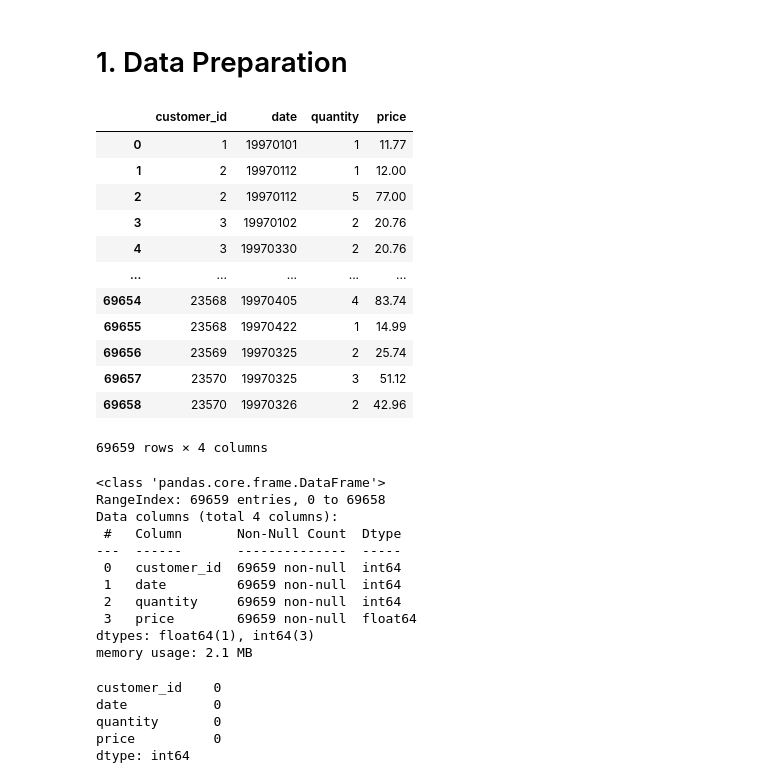
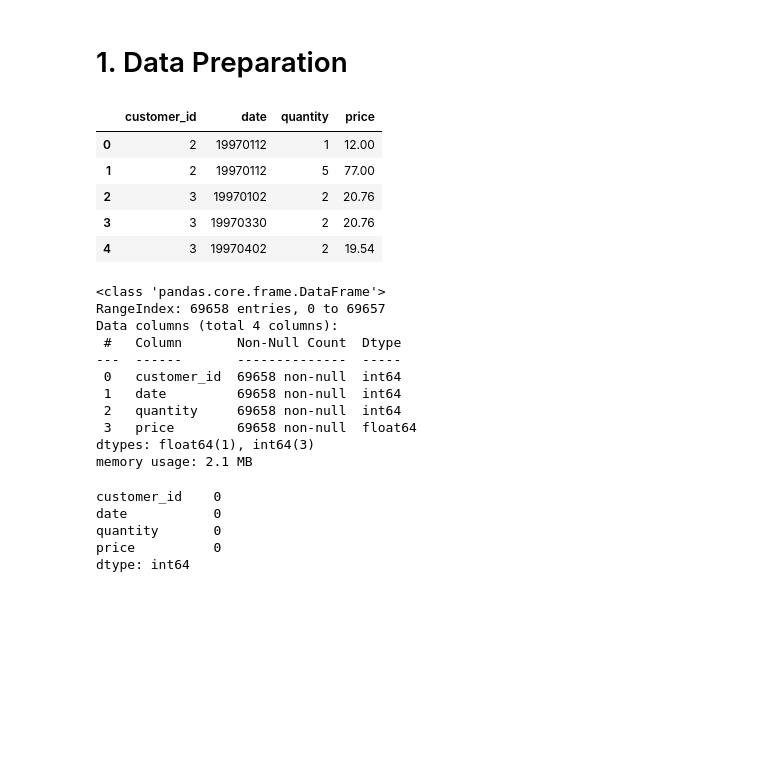
Before and after one commit to Sai-Lalith-Sistla/Advanced-RFM, a Jupyter notebook: Customer Lifetime Value & RFM Analysis using Machine Learning.ipynb, the cells around one changed output. Cells and saved outputs as stored; diff of their text form; code cells hidden in the pictures; blank space fills up the shorter version.

```diff
--- a/Customer Lifetime Value & RFM Analysis using Machine Learning.ipynb
+++ b/Customer Lifetime Value & RFM Analysis using Machine Learning.ipynb
@@ -22,34 +24,28 @@ from sklearn.model_selection import GridSearchCV
 # %% [markdown]
 # 1. Data Preparation
 # %%
-raw_data = pd.read_csv('datasets/CDNOW_master.txt',sep='\s+',names=['customer_id','date','quantity','price'])
-raw_data
+raw_data = pd.read_csv('datasets/CDNOW_master.txt',sep='\s+')
+raw_data.columns = ['customer_id','date','quantity','price']
+raw_data.head()
 # %% [output]
 |  | customer_id | date | quantity | price |
-| 0 | 1 | 19970101 | 1 | 11.77 |
-| 1 | 2 | 19970112 | 1 | 12.00 |
-| 2 | 2 | 19970112 | 5 | 77.00 |
-| 3 | 3 | 19970102 | 2 | 20.76 |
-| 4 | 3 | 19970330 | 2 | 20.76 |
-| ... | ... | ... | ... | ... |
-| 69654 | 23568 | 19970405 | 4 | 83.74 |
-| 69655 | 23568 | 19970422 | 1 | 14.99 |
-| 69656 | 23569 | 19970325 | 2 | 25.74 |
-| 69657 | 23570 | 19970325 | 3 | 51.12 |
-| 69658 | 23570 | 19970326 | 2 | 42.96 |
+| 0 | 2 | 19970112 | 1 | 12.00 |
+| 1 | 2 | 19970112 | 5 | 77.00 |
+| 2 | 3 | 19970102 | 2 | 20.76 |
+| 3 | 3 | 19970330 | 2 | 20.76 |
+| 4 | 3 | 19970402 | 2 | 19.54 |
-69659 rows × 4 columns
 # %%
 raw_data.info()
 # %% [output]
 <class 'pandas.core.frame.DataFrame'>
-RangeIndex: 69659 entries, 0 to 69658
+RangeIndex: 69658 entries, 0 to 69657
 Data columns (total 4 columns):
  #   Column       Non-Null Count  Dtype
 ---  ------       --------------  -----
- 0   customer_id  69659 non-null  int64
- 1   date         69659 non-null  int64
- 2   quantity     69659 non-null  int64
- 3   price        69659 non-null  float64
+ 0   customer_id  69658 non-null  int64
+ 1   date         69658 non-null  int64
+ 2   quantity     69658 non-null  int64
+ 3   price        69658 non-null  float64
 dtypes: float64(1), int64(3)
 memory usage: 2.1 MB
 # %%
```
Also changed, not shown: parts of 31 cells of this notebook, 4 other files.
